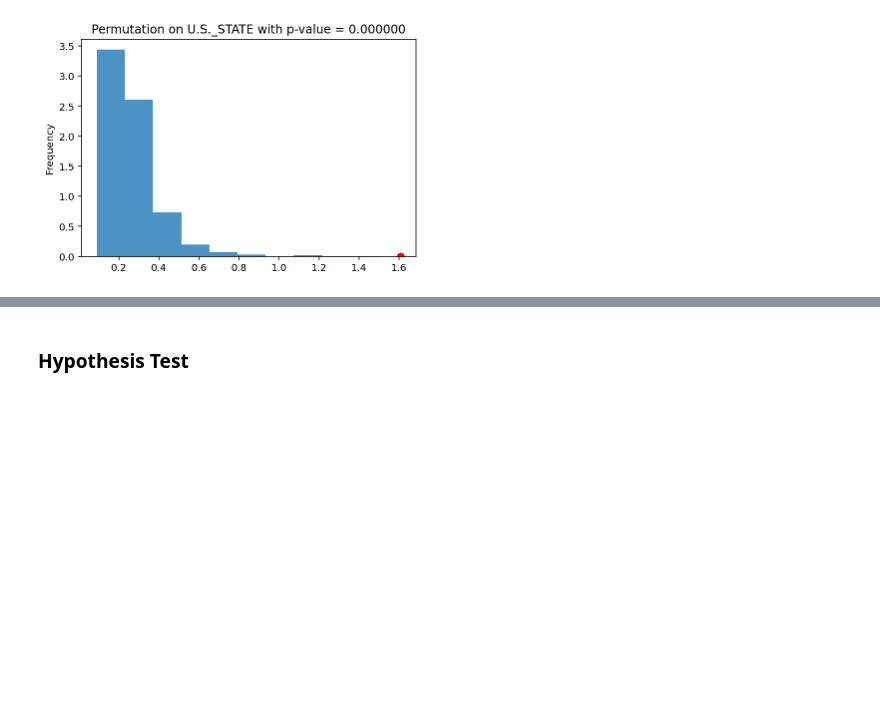
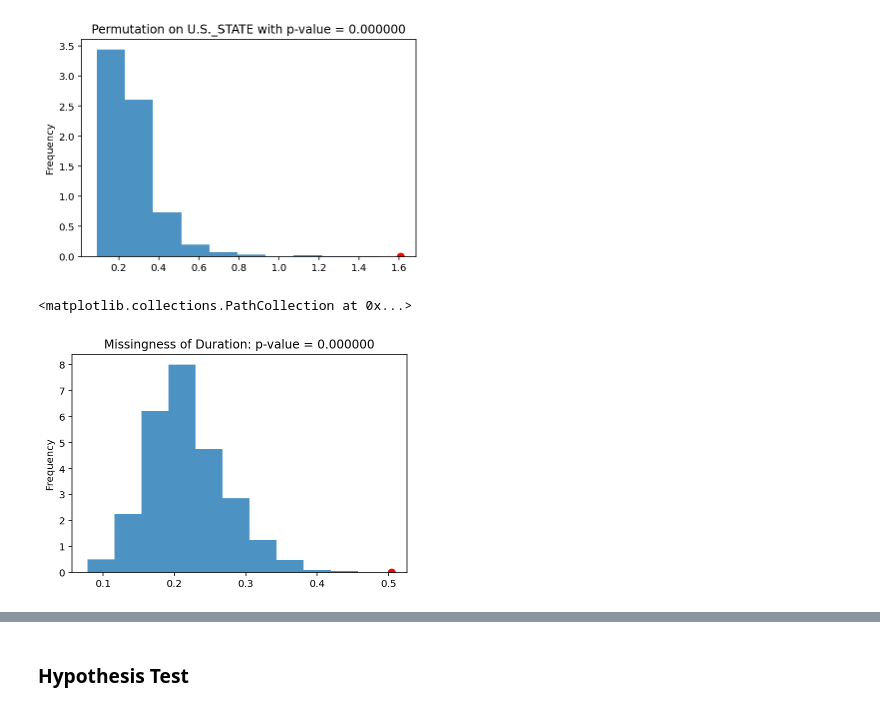
Before and after one commit to YourTeammate/dsc80-co-working, a Jupyter notebook: projects/03/outages.ipynb, the cells around one changed output, grey strips where cells are left out. Drawn from its saved outputs; the diff is of its cells as text; code cells hidden in the pictures; blank space fills up the shorter version.

Commit message:
missing imputation

```diff
--- a/projects/03/outages.ipynb
+++ b/projects/03/outages.ipynb
@@ -335,3 +337,31 @@ plt.scatter(obs, 0, color='r', s=50)
 # %% [output]
 <matplotlib.collections.PathCollection at 0x...>
 [figure]
+# %%
+# Test missingness of Duration
+column_name = 'YEAR'
+missing_name = 'OUTAGE.DURATION'
+n_df = df[[column_name, missing_name]]
+n_df = n_df.assign(isnull = df[missing_name].isnull())
+
+def tvd(df):
+    cnts = df.pivot_table(index = 'isnull', columns = column_name, aggfunc = 'size').fillna(0)
+    distr = cnts / cnts.sum()
+    return distr.diff(axis = 1).iloc[-1].abs().sum() / 2
+
+obs = tvd(n_df)
+tvds = []
+N = 1000
+
+for _ in range(N):
+    shuffled_col = n_df['isnull'].sample(frac=1, replace=False).reset_index(drop=True)
+    shuffled = n_df.assign(isnull=shuffled_col)
+    tvds.append(tvd(shuffled))
+
+p_val = round(sum(obs <= tvds) / N, 2)
+# %%
+pd.Series(tvds).plot(kind='hist', density=True, alpha=0.8, title='Missingness of Duration: p-value = %f' % p_val)
+plt.scatter(obs, 0, color='r', s=50)
+# %% [output]
+<matplotlib.collections.PathCollection at 0x...>
+[figure, added]
```
Also changed, not shown: parts of 6 cells of this notebook.
